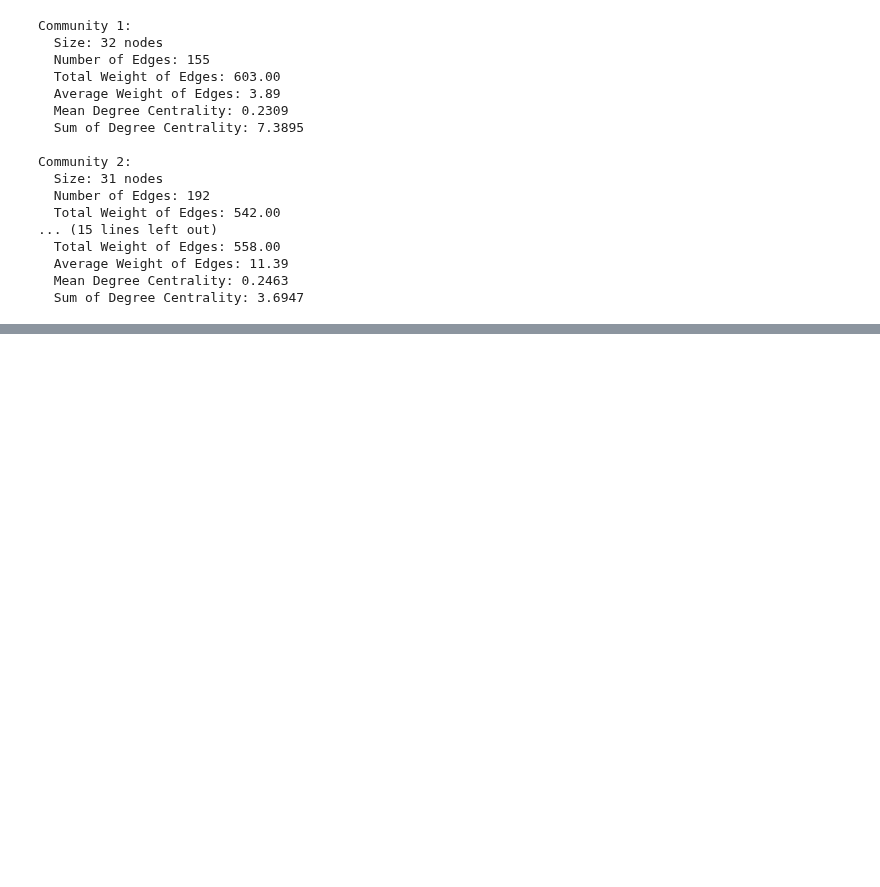
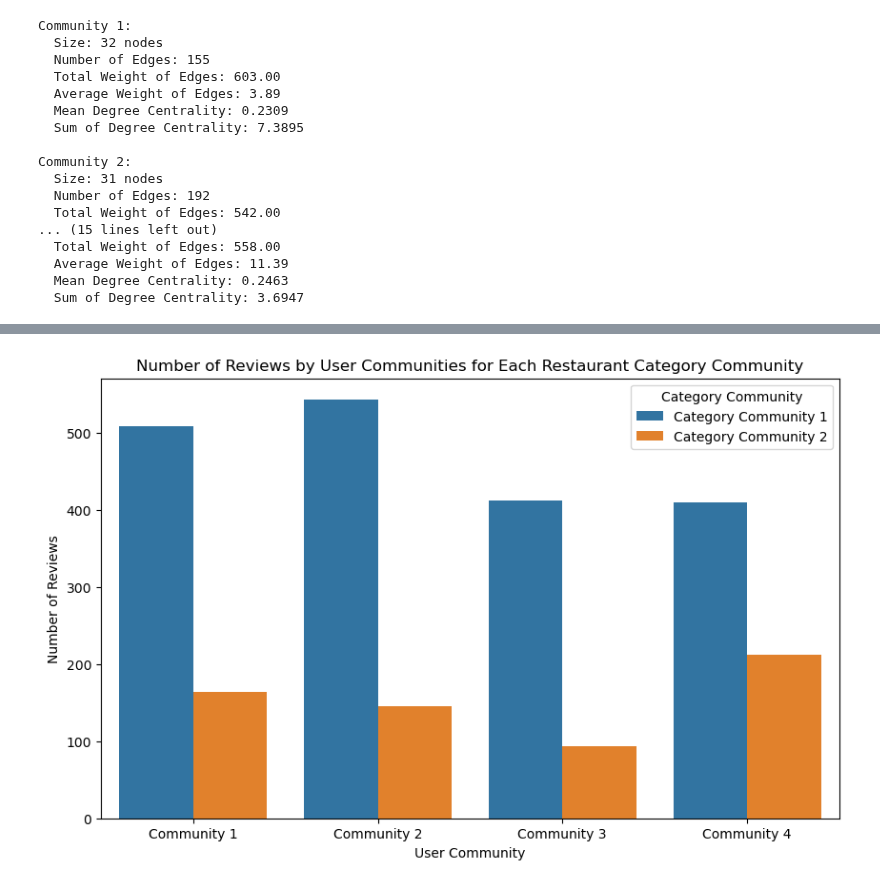
Before and after one commit to larasneves/ComplexDataAnalysis, a Jupyter notebook: Part 2 Social Network Forecasting/exploration_Lara_users_and_friends.ipynb, the cells around one changed output, grey strips where cells are left out. Cells and saved outputs as stored; diff of their text form; code cells hidden in the pictures; blank space fills up the shorter version.

```diff
--- a/Part 2 Social Network Forecasting/exploration_Lara_users_and_friends.ipynb
+++ b/Part 2 Social Network Forecasting/exploration_Lara_users_and_friends.ipynb
@@ -470,0 +492,23 @@ Community 2:
+# %%
+# Definir categorias para cada comunidade
+community_1_categories = [
+    'American (Traditional)', 'Barbeque', 'Bars', 'Breakfast & Brunch', 'Buffets',
+    'Cafes', 'Chinese', 'Cocktail Bars', 'Desserts', 'Fast Food',
+    'Ice Cream & Frozen Yogurt', 'Indian', 'Japanese', 'Pubs',
+    'Sandwiches', 'Seafood', 'Steakhouses', 'Sushi Bars'
+]
+
+community_2_categories = [
+    'Bakeries', 'Coffee & Tea', 'Food Stands', 'Food Trucks', 'Italian',
+    'Mediterranean', 'Mexican', 'Pizza'
+]
+
+# Filtrar restaurantes da comunidade 1
+df_com_1_restaurants = df_restaurants[
+    df_restaurants['categories'].apply(lambda x: not any(cat in community_2_categories for cat in x.split(', ')))
+]
+
+# Filtrar restaurantes da comunidade 2
+df_com_2_restaurants = df_restaurants[
+    df_restaurants['categories'].apply(lambda x: not any(cat in community_1_categories for cat in x.split(', ')))
+]
@@ -470,0 +529,23 @@ Community 2:
+# %%
+df_reviews_com_1 = pd.merge(df_reviews_com_1_4, df_com_1_restaurants, on='business_id', how='inner')
+df_reviews_com_2 = pd.merge(df_reviews_com_1_4, df_com_2_restaurants, on='business_id', how='inner')
+
+df_reviews_com_1['category_community'] = 'Category Community 1'
+df_reviews_com_2['category_community'] = 'Category Community 2'
+
+df_reviews_combined = pd.concat([df_reviews_com_1, df_reviews_com_2])
+
+df_review_counts = df_reviews_combined.groupby(['user_community', 'category_community']).size().reset_index(name='review_count')
+# %%
+
+plt.figure(figsize=(10, 6))
+sns.barplot(data=df_review_counts, x='user_community', y='review_count', hue='category_community')
+
+plt.title('Number of Reviews by User Communities for Each Restaurant Category Community')
+plt.xlabel('User Community')
+plt.ylabel('Number of Reviews')
+plt.legend(title='Category Community')
+
+plt.show()
+# %% [output]
+[figure, added]
```
Also changed, not shown: parts of 20 cells of this notebook.
